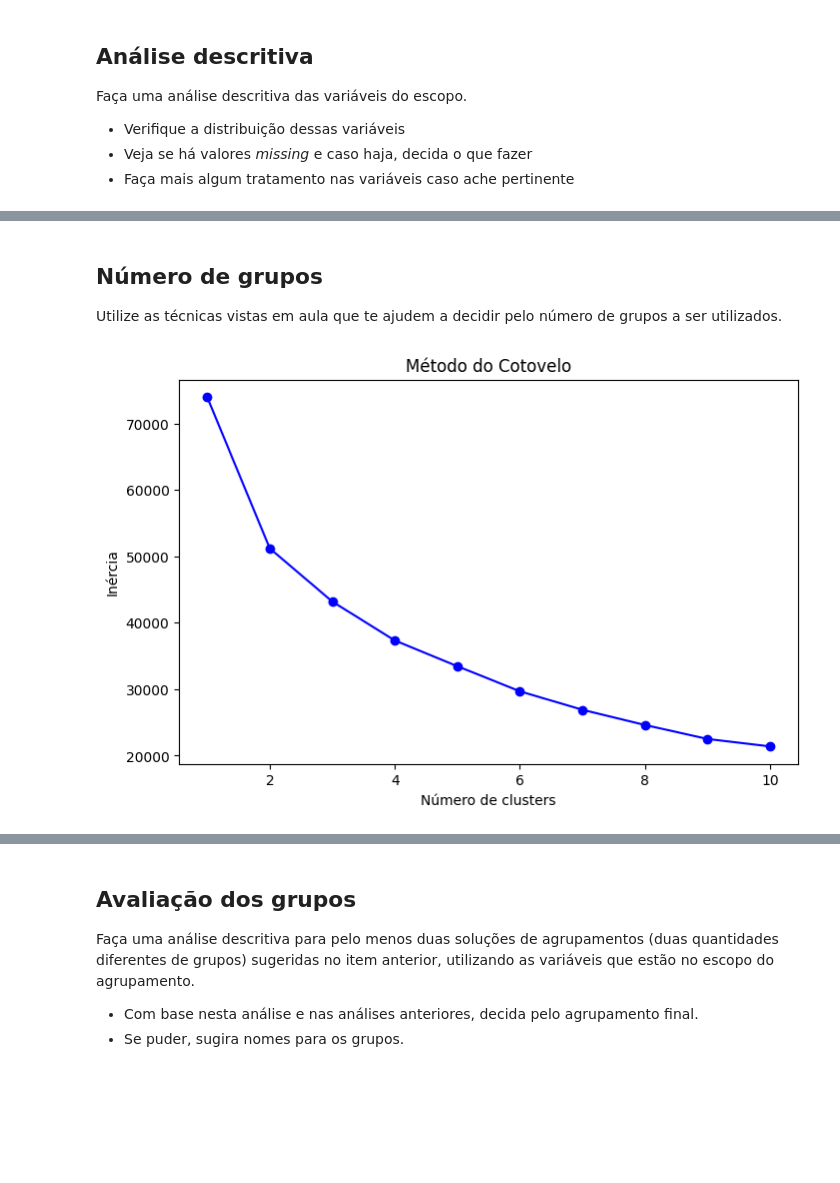
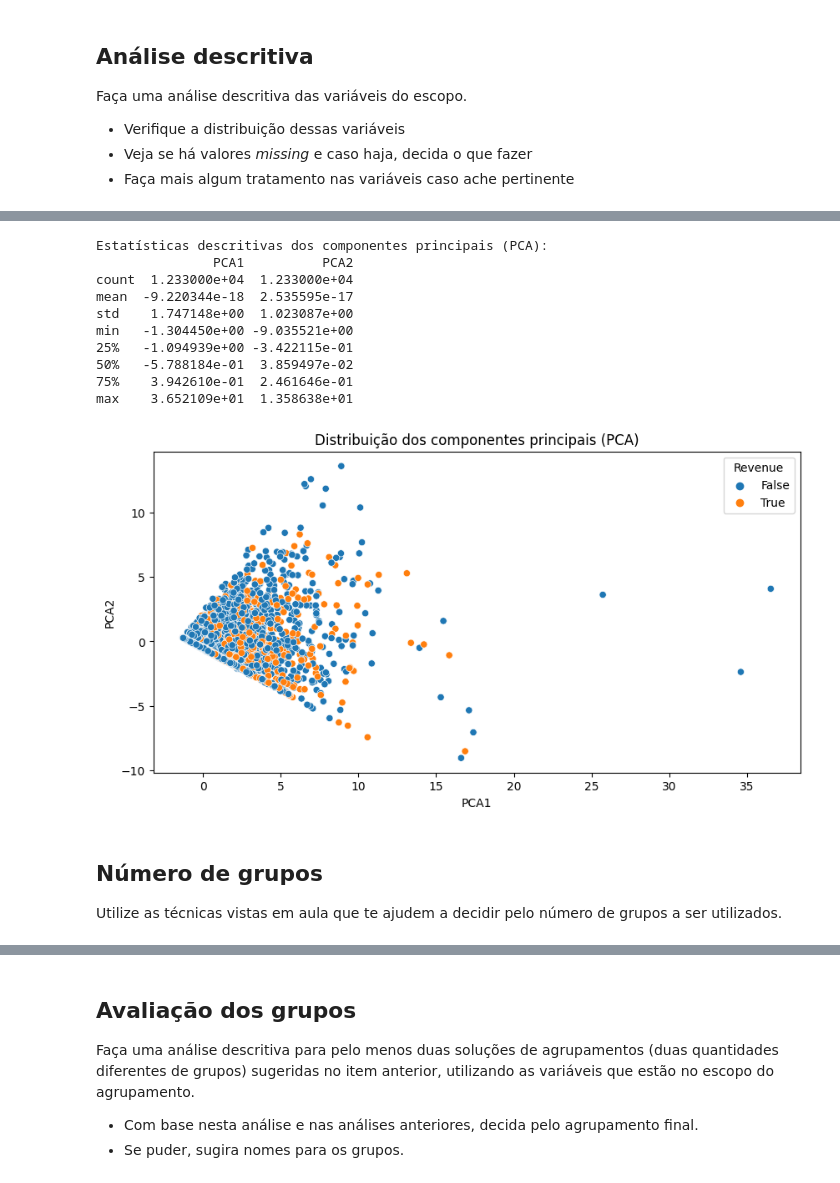
Before and after one commit to vini547/volta-zero, a Jupyter notebook: mod29_tarefa.ipynb, the cells around one changed output, grey strips where cells are left out. Cells and saved outputs as stored; diff of their text form; code cells hidden in the pictures; blank space fills up the shorter version.

```diff
--- a/mod29_tarefa.ipynb
+++ b/mod29_tarefa.ipynb
@@ -124,3 +126,40 @@ max               2549.375000      705.000000             63973.522230
+# %%
+from sklearn.preprocessing import StandardScaler
+from sklearn.decomposition import PCA
+
+# Padronizando as variáveis de interesse
+scaler = StandardScaler()
+df_scaled = scaler.fit_transform(df[variables_scope])
+
+# Aplicando PCA
+pca = PCA(n_components=2)
+pca_result = pca.fit_transform(df_scaled)
+
+# Adicionando os componentes principais ao DataFrame
+df['PCA1'] = pca_result[:, 0]
+df['PCA2'] = pca_result[:, 1]
+
+# Estatísticas descritivas dos componentes principais
+print("\nEstatísticas descritivas dos componentes principais (PCA):")
+print(df[['PCA1', 'PCA2']].describe())
+
+# Visualizando os componentes principais
+plt.figure(figsize=(10, 5))
+sns.scatterplot(x='PCA1', y='PCA2', data=df, hue='Revenue')
+plt.title('Distribuição dos componentes principais (PCA)')
+plt.show()
+# %% [output]
+Estatísticas descritivas dos componentes principais (PCA):
+               PCA1          PCA2
+count  1.233000e+04  1.233000e+04
+mean  -9.220344e-18  2.535595e-17
+std    1.747148e+00  1.023087e+00
+min   -1.304450e+00 -9.035521e+00
+25%   -1.094939e+00 -3.422115e-01
+50%   -5.788184e-01  3.859497e-02
+75%    3.942610e-01  2.461646e-01
+max    3.652109e+01  1.358638e+01
+[figure, added]
 # %% [markdown]
 ## Número de grupos
 
@@ -136,19 +166,0 @@ X_scaled = scaler.fit_transform(df[cols_of_interest])
-# %%
-# 1. Método do cotovelo (Elbow Method)
-inertia = []
-K_range = range(1, 11)
-
-for k in K_range:
-    kmeans = KMeans(n_clusters=k, random_state=42)
-    kmeans.fit(X_scaled)
-    inertia.append(kmeans.inertia_)
-
-# Plotando o gráfico do Método do Cotovelo
-plt.figure(figsize=(8, 5))
-plt.plot(K_range, inertia, 'bo-')
-plt.xlabel('Número de clusters')
-plt.ylabel('Inércia')
-plt.title('Método do Cotovelo')
-plt.show()
-# %% [output]
-[figure, removed]
```
Also changed, not shown: parts of 22 cells of this notebook.
